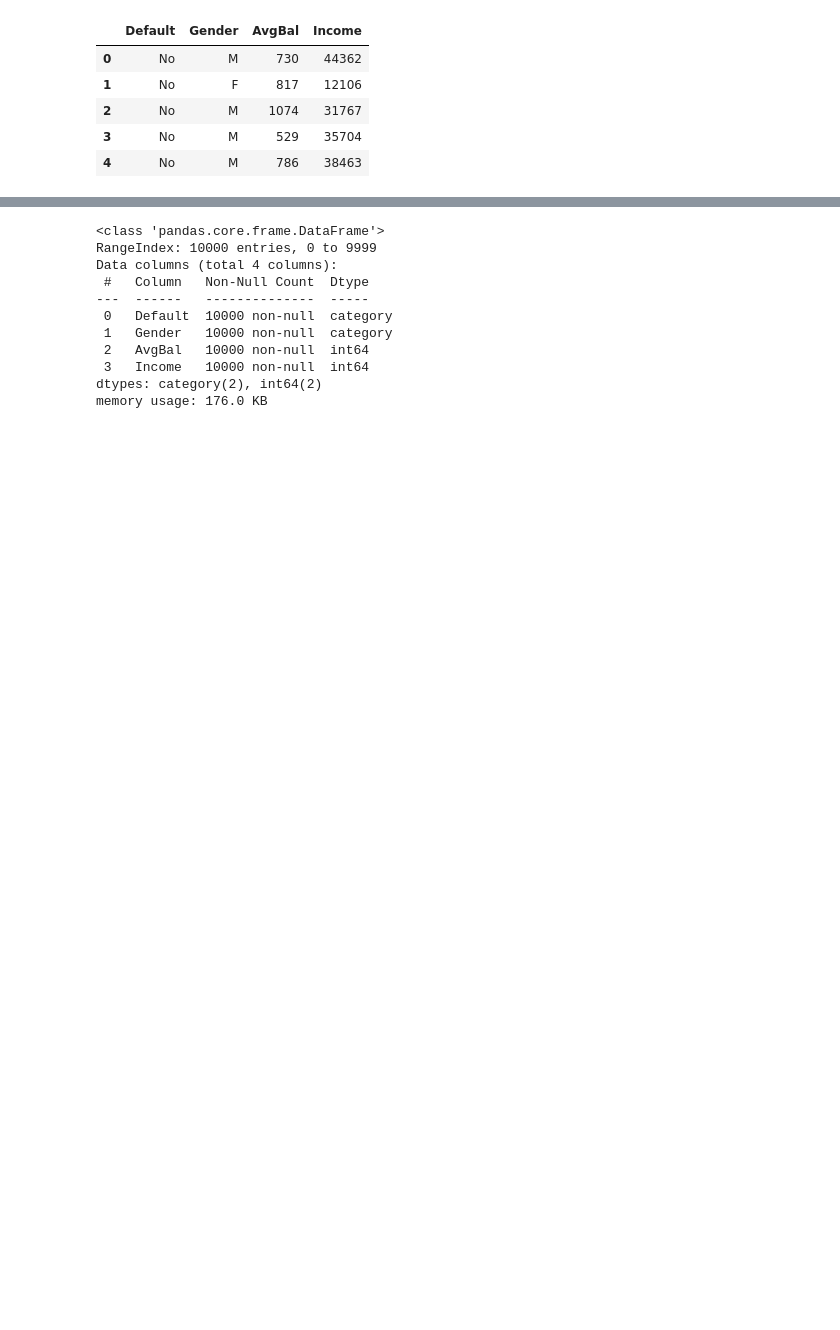
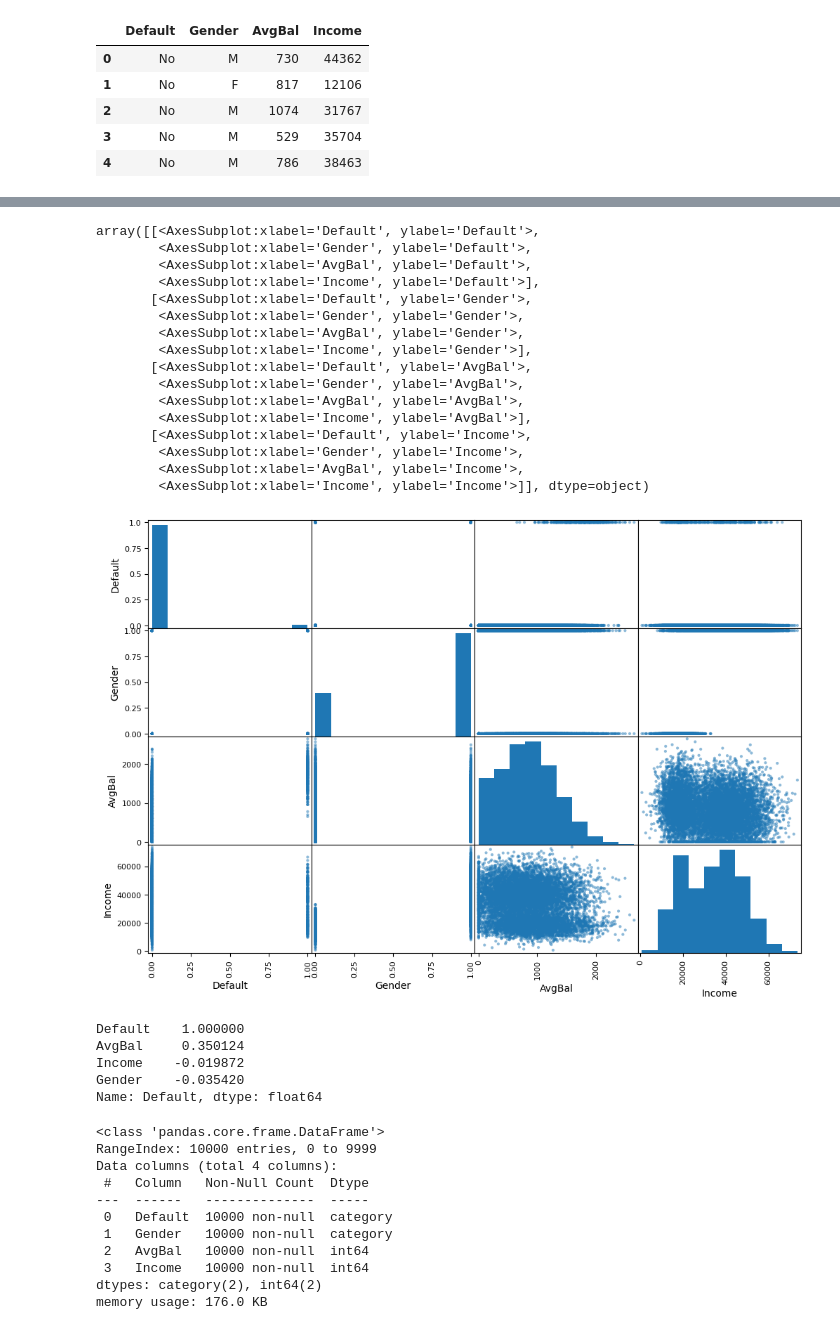
Before and after one commit to ngjunlong9651/BC2407_Analytics2, a Jupyter notebook: BC2407 Course Materials/S2 Review of Basic Analytics/Pre Class Activities/Activity 2&3.ipynb, the cells around one changed output, grey strips where cells are left out. Saved outputs shown, nothing was run; the diff lists cells and outputs as text; code cells hidden in the pictures; blank space fills up the shorter version.

```diff
--- a/BC2407 Course Materials/S2 Review of Basic Analytics/Pre Class Activities/Activity 2&3.ipynb
+++ b/BC2407 Course Materials/S2 Review of Basic Analytics/Pre Class Activities/Activity 2&3.ipynb
@@ -25,3 +36,38 @@ df1.head()
+# %%
+## Looking at some scatter graphs
+from pandas.plotting import scatter_matrix
+
+attributes = ["Default", "Gender", "AvgBal", "Income"]
+scatter_matrix(df1[attributes], figsize = (12,8))
+# %% [output]
+array([[<AxesSubplot:xlabel='Default', ylabel='Default'>,
+        <AxesSubplot:xlabel='Gender', ylabel='Default'>,
+        <AxesSubplot:xlabel='AvgBal', ylabel='Default'>,
+        <AxesSubplot:xlabel='Income', ylabel='Default'>],
+       [<AxesSubplot:xlabel='Default', ylabel='Gender'>,
+        <AxesSubplot:xlabel='Gender', ylabel='Gender'>,
+        <AxesSubplot:xlabel='AvgBal', ylabel='Gender'>,
+        <AxesSubplot:xlabel='Income', ylabel='Gender'>],
+       [<AxesSubplot:xlabel='Default', ylabel='AvgBal'>,
+        <AxesSubplot:xlabel='Gender', ylabel='AvgBal'>,
+        <AxesSubplot:xlabel='AvgBal', ylabel='AvgBal'>,
+        <AxesSubplot:xlabel='Income', ylabel='AvgBal'>],
+       [<AxesSubplot:xlabel='Default', ylabel='Income'>,
+        <AxesSubplot:xlabel='Gender', ylabel='Income'>,
+        <AxesSubplot:xlabel='AvgBal', ylabel='Income'>,
+        <AxesSubplot:xlabel='Income', ylabel='Income'>]], dtype=object)
+[figure, added]
+# %%
+## Looking For Correlations
+corr_matrix = df1.corr()
+corr_matrix['Default'].sort_values(ascending=False)
+## Shows us that Avg Bal is the most correlated to the Default status
+# %% [output]
+Default    1.000000
+AvgBal     0.350124
+Income    -0.019872
+Gender    -0.035420
+Name: Default, dtype: float64
 # %%
 ## Checking for NA values
 df1.info()
```
Also changed, not shown: parts of 5 cells of this notebook, 1 other file.
